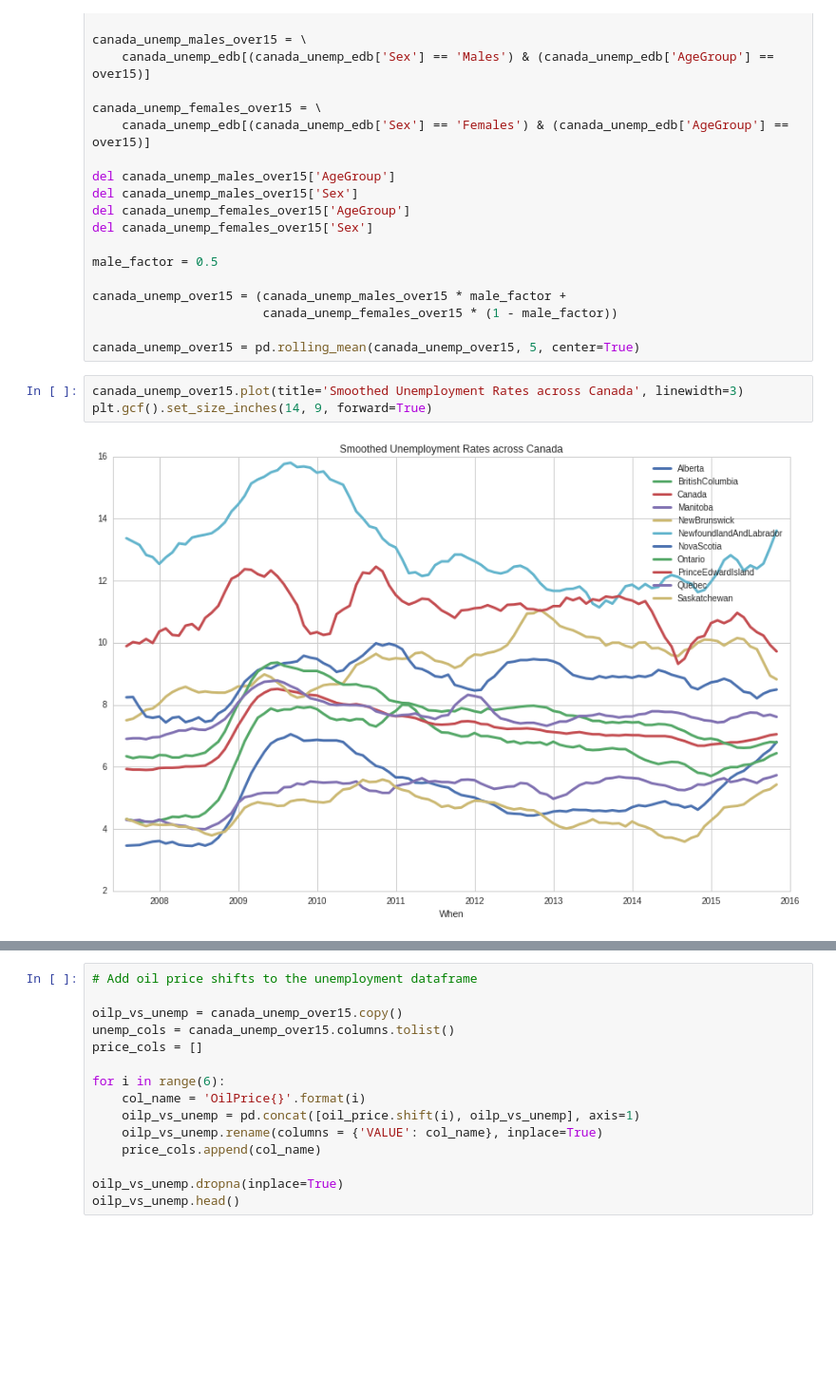
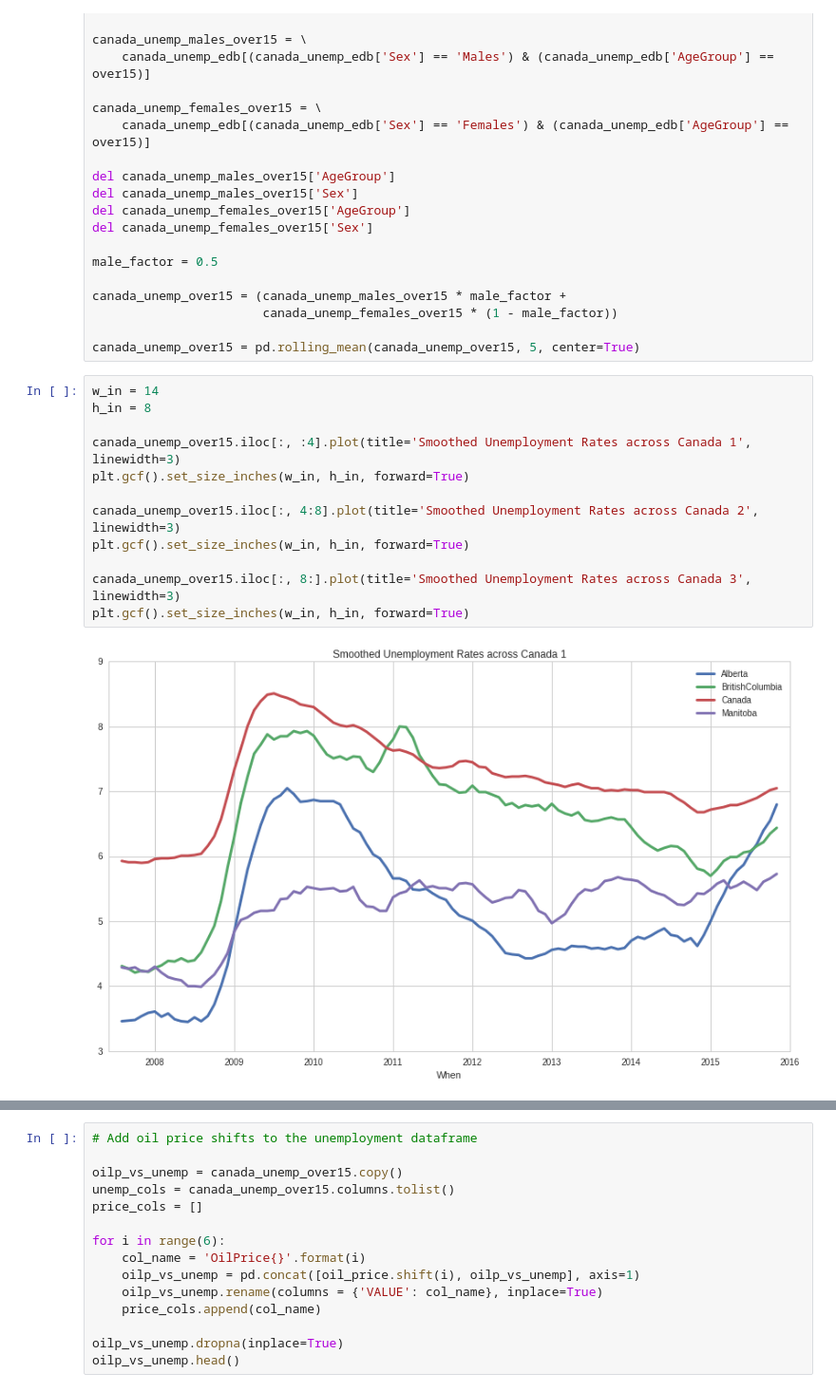
Before and after one commit to moormaan/TorontoMachineLearningBookClub, a Jupyter notebook: Matija/nb003_CanadaMap.ipynb, the cells around one changed output, grey strips where cells are left out. Shown at 95% size. Saved outputs shown, nothing was run; the diff lists cells and outputs as text; blank space fills up the shorter version.

```diff
--- a/Matija/nb003_CanadaMap.ipynb
+++ b/Matija/nb003_CanadaMap.ipynb
@@ -88,8 +68,17 @@ canada_unemp_over15 = (canada_unemp_males_over15 * male_factor +
                        canada_unemp_females_over15 * (1 - male_factor))
 
 canada_unemp_over15 = pd.rolling_mean(canada_unemp_over15, 5, center=True)
-# %%
-canada_unemp_over15.plot(title='Smoothed Unemployment Rates across Canada', linewidth=3)
-plt.gcf().set_size_inches(14, 9, forward=True)
-# %% [output]
-[figure, removed]
+# %%
+w_in = 14
+h_in = 8
+
+canada_unemp_over15.iloc[:, :4].plot(title='Smoothed Unemployment Rates across Canada 1', linewidth=3)
+plt.gcf().set_size_inches(w_in, h_in, forward=True)
+
+canada_unemp_over15.iloc[:, 4:8].plot(title='Smoothed Unemployment Rates across Canada 2', linewidth=3)
+plt.gcf().set_size_inches(w_in, h_in, forward=True)
+
+canada_unemp_over15.iloc[:, 8:].plot(title='Smoothed Unemployment Rates across Canada 3', linewidth=3)
+plt.gcf().set_size_inches(w_in, h_in, forward=True)
+# %% [output]
+[figure, added]
```
Also changed, not shown: parts of 6 cells of this notebook.
